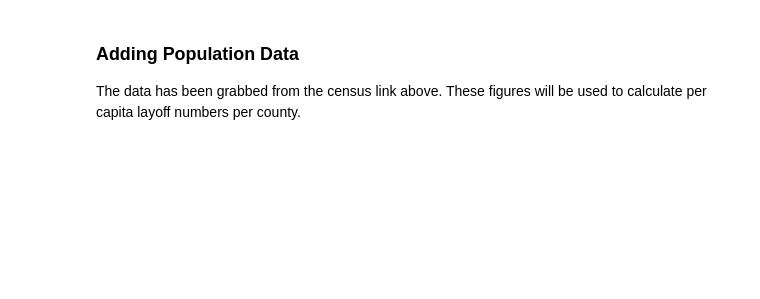
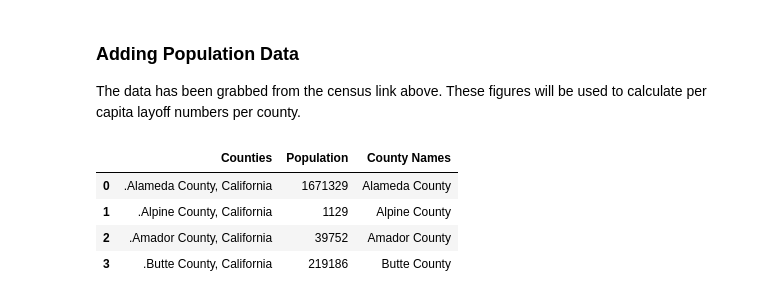
Before and after one commit to biglocalnews/WARN_Cali_analysis, a Jupyter notebook: hardest_hit/draft3_hard_hit_clean.ipynb, the cells around one changed output. Cells and saved outputs as stored; diff of their text form; code cells hidden in the pictures; blank space fills up the shorter version.

```diff
--- a/hardest_hit/draft3_hard_hit_clean.ipynb
+++ b/hardest_hit/draft3_hard_hit_clean.ipynb
@@ -160,7 +167,13 @@ cali_2020_2019.to_csv('tobecleaned_california_warn.csv')
 
 The data has been grabbed from the census link above. These figures will be used to calculate per capita layoff numbers per county.
 # %%
-# cali_population.rename(columns={'California':'Counties','39,512,223':'Population'}, inplace=True)
-# cali_population['County Names'] = cali_population['Counties'].str[1:]
-# cali_population['County Names'] = cali_population['County Names'].str.split(',').str[0]
-# cali_population.head(4)
+cali_population.rename(columns={'California':'Counties','39,512,223':'Population'}, inplace=True)
+cali_population['County Names'] = cali_population['Counties'].str[1:]
+cali_population['County Names'] = cali_population['County Names'].str.split(',').str[0]
+cali_population.head(4)
+# %% [output]
+|  | Counties | Population | County Names |
+| 0 | .Alameda County, California | 1671329 | Alameda County |
+| 1 | .Alpine County, California | 1129 | Alpine County |
+| 2 | .Amador County, California | 39752 | Amador County |
+| 3 | .Butte County, California | 219186 | Butte County |
```
Also changed, not shown: parts of 1 cell of this notebook, 3 other files.
